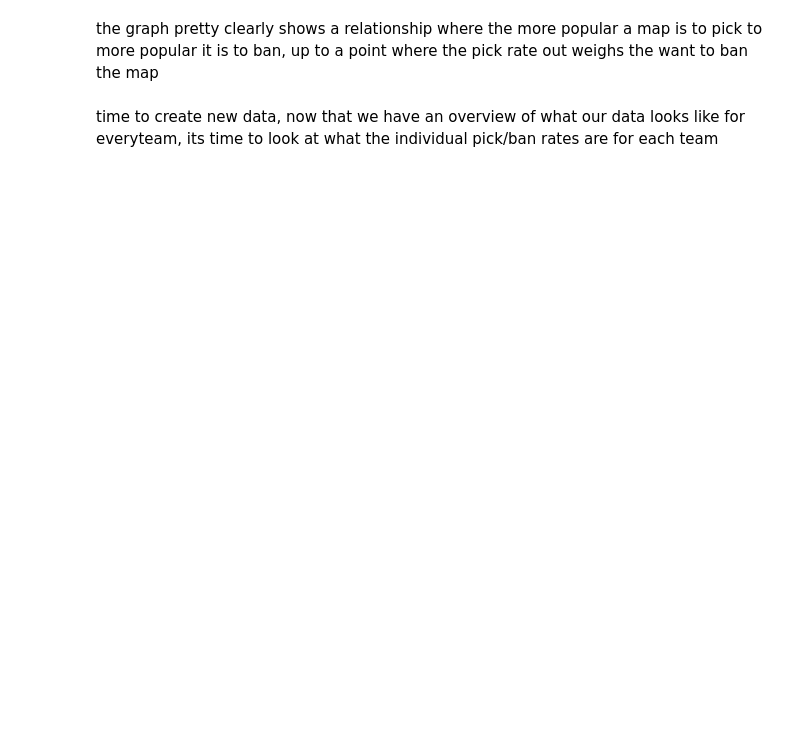
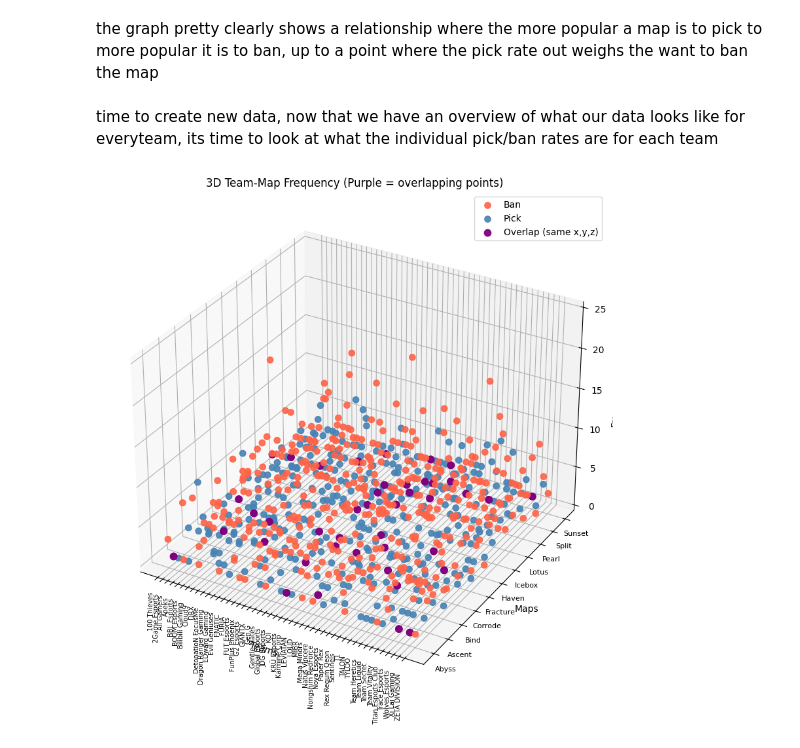
Before and after one commit to TempeHS/2026SE_MLOPSTask_Max.H, a Jupyter notebook: 1.Design/development.ipynb, the cells around one changed output. Cells and saved outputs as stored; diff of their text form; code cells hidden in the pictures; blank space fills up the shorter version.

Commit message:
added more graphs

```diff
--- a/1.Design/development.ipynb
+++ b/1.Design/development.ipynb
@@ -174,3 +115,84 @@ plt.show()
 the graph pretty clearly shows a relationship where the more popular a map is to pick to more popular it is to ban, up to a point where the pick rate out weighs the want to ban the map
 # %% [markdown]
 time to create new data, now that we have an overview of what our data looks like for everyteam, its time to look at what the individual pick/ban rates are for each team
+# %%
+from mpl_toolkits.mplot3d import Axes3D  # noqa: F401
+
+df_plot = df.copy()
+df_plot["Action"] = df_plot["Action"].str.lower().str.strip()
+
+# Team + Map + Action frequency
+freq = (
+    df_plot.groupby(["Team", "Map", "Action"])
+    .size()
+    .reset_index(name="Frequency")
+    .query("Action in ['ban', 'pick'] and Frequency > 0")
+)
+
+teams = sorted(freq["Team"].unique())
+maps = sorted(freq["Map"].unique())
+
+team_to_x = {team: i for i, team in enumerate(teams)}
+map_to_y = {m: i for i, m in enumerate(maps)}
+
+freq["x"] = freq["Team"].map(team_to_x)
+freq["y"] = freq["Map"].map(map_to_y)
+freq["z"] = freq["Frequency"]
+
+# Find points that share exact same plotted coordinates
+overlap_mask = freq.duplicated(subset=["x", "y", "z"], keep=False)
+
+ban_only = freq[(freq["Action"] == "ban") & (~overlap_mask)]
+pick_only = freq[(freq["Action"] == "pick") & (~overlap_mask)]
+overlap = freq[overlap_mask]
+
+fig = plt.figure(figsize=(22, 10))
+ax = fig.add_subplot(111, projection="3d")
+
+if not ban_only.empty:
+    ax.scatter(
+        ban_only["x"],
+        ban_only["y"],
+        ban_only["z"],
+        c="tomato",
+        s=45,
+        alpha=0.9,
+        label="Ban",
+    )
+if not pick_only.empty:
+    ax.scatter(
+        pick_only["x"],
+        pick_only["y"],
+        pick_only["z"],
+        c="steelblue",
+        s=45,
+        alpha=0.9,
+        label="Pick",
+    )
+if not overlap.empty:
+    ax.scatter(
+        overlap["x"],
+        overlap["y"],
+        overlap["z"],
+        c="purple",
+        s=55,
+        alpha=0.95,
+        label="Overlap (same x,y,z)",
+    )
+
+ax.set_xlabel("Teams")
+ax.set_ylabel("Maps")
+ax.set_zlabel("Frequency")
+ax.set_title("3D Team-Map Frequency (Purple = overlapping points)")
+
+ax.set_xticks(range(len(teams)))
+ax.set_xticklabels(teams, rotation=90, fontsize=7)
+
+ax.set_yticks(range(len(maps)))
+ax.set_yticklabels(maps, fontsize=8)
+
+ax.legend(loc="upper right")
+plt.tight_layout()
+plt.show()
+# %% [output]
+[figure, added]
```
Also changed, not shown: parts of 10 cells of this notebook.
